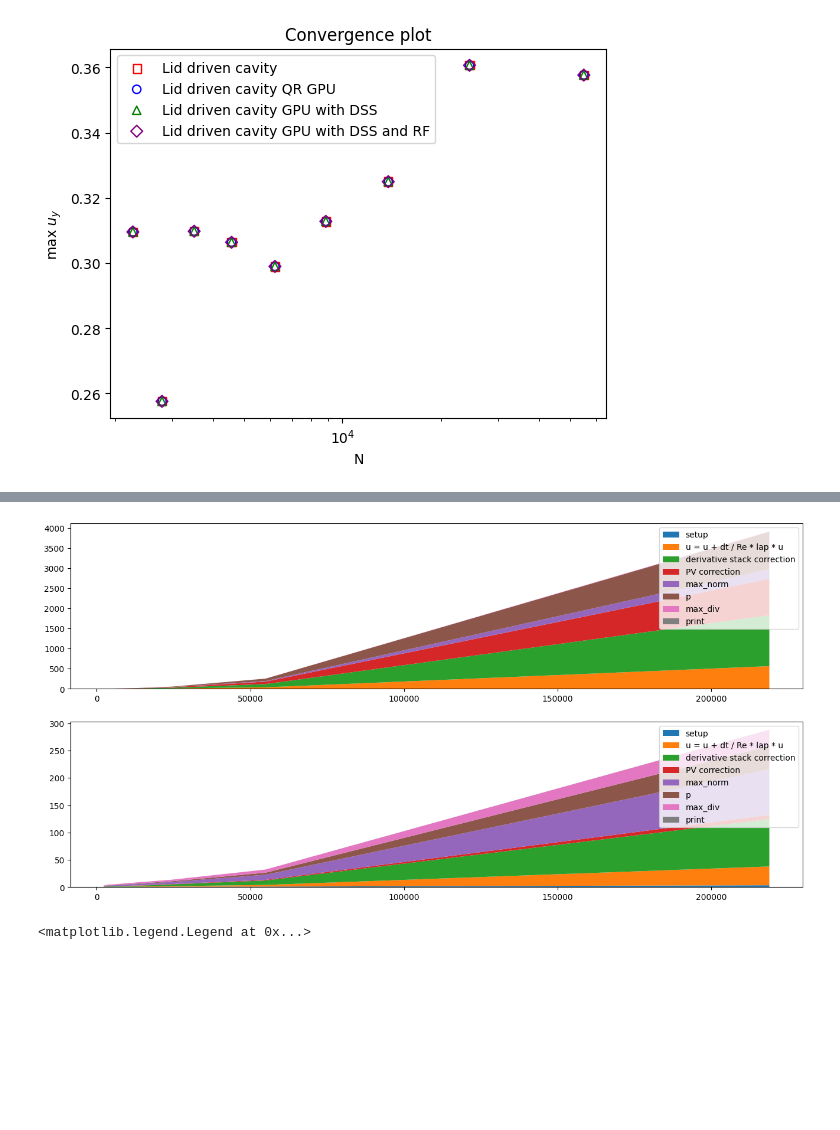
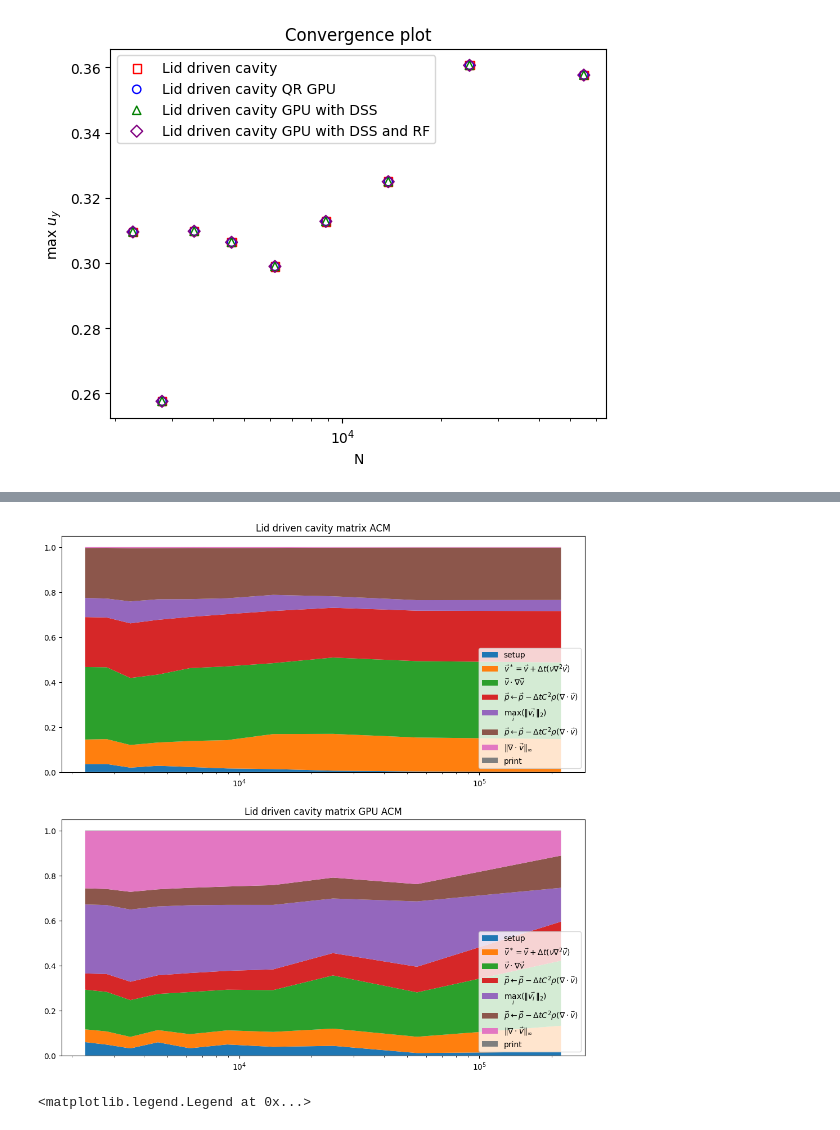
Before and after one commit to ggasper/lid-driven-cavity-gpu, a Jupyter notebook: benchmark/benchmark.ipynb, the cells around one changed output, grey strips where cells are left out. Cells and saved outputs as stored; diff of their text form; code cells hidden in the pictures; blank space fills up the shorter version.

```diff
--- a/benchmark/benchmark.ipynb
+++ b/benchmark/benchmark.ipynb
@@ -338,9 +336,12 @@ for name, program in programs_acm.items():
     Ns = []
     for h in hs_acm:
         result_file = Path("..") / get_output_path(program, h)
-        print(result_file)
         with h5py.File(result_file) as f:
-            time = f.attrs["times/time"] - f.attrs["times/setup"]
+            if program == 'lidDrivenMatrixACM':
+                time = f["times"].attrs["time"] - f["times"].attrs["setup"]
+            else:
+                # print(list(f.attrs))
+                time = f.attrs["time"] - f.attrs["setup"]
             N = len(f["domain/pos"][()][0])
             Ns.append(N)
             ts.append(time)
@@ -350,6 +351,7 @@ for name, program in programs_acm.items():
 ax.set_xlabel('N')
 ax.set_ylabel('time [s]')
 plt.yscale('log')
+plt.xscale('log')
 ax.set_title("Time plot")
 ax.legend()
 # %% [output]
@@ -382,17 +364,21 @@ markers = ['^', 's']
 colors = ['blue', 'orange']
 # for i, h in enumerate(hs_acm):
 j = 0
+h = hs_acm[3]
 for name, program in programs_acm.items():
     result_file = Path('..') / get_output_path(program, h)
     with h5py.File(result_file) as f:
         velocity = np.array(f['max_u_y'], dtype=np.float64)
-        dt = f['dt']
+        dt1 = f.attrs['num.cfl'] * f.attrs['num.h'] / f.attrs['case.dim']
+        dt2 = f.attrs['num.cfl'] / 10 * f.attrs['num.h'] ** 2 * f.attrs['case.Re']
+        dt = min(dt1, dt2)
+        N = len(f['domain/pos'][0])
         xs = [dt * step for step in range(len(velocity[0]))]
         ax.scatter(xs, velocity[0], label=name, color=colors[j], facecolors='none', marker=markers[j])
-        ax.legend()
-        ax.set_xlabel('step')
+        ax.legend(loc='lower right')
+        ax.set_xlabel('time [s]')
         ax.set_ylabel('max $u_y$')
-        ax.set_title(f"h = {h}")
+        ax.set_title(f"N = {N}")
         j += 1
 # [fig.delaxes(ax) for ax in axs.flatten() if not ax.has_data()]
 # %% [output]
@@ -401,46 +386,50 @@ for name, program in programs_acm.items():
 # %%
-fig, ax = plt.subplots(2, figsize=(16, 8))
+fig, ax = plt.subplots(2, figsize=(12, 12))
 times = {"setup": "setup",
-         "u = u + dt / Re * lap * u": """$\vec{v}^* = \vec{v} +
-         \Delta t \left( \nu \nabla^2 \vec{v} \right)$""",
-         "advection": r"\vec{v} \cdot \nabla\vec{v}",
-         "PV correction": """\vec{p} & \leftarrow \vec{p} - \Delta t C^2  \rho  (\nabla \cdot \vec{v}),""",
-         "max_norm": r"\max_i(\lVert\vec{v_i}\rVert_2)",
-         "p": r"\vec{p} & \leftarrow \vec{p} - \Delta t C^2  \rho  (\nabla \cdot \vec{v}),",
-         "max_div": r"\lVert\nabla \cdot \vec{v}\rVert_{\infty}",
+         "u = u + dt / Re * lap * u": r"$\vec{v}^* = \vec{v} + \Delta t \left( \nu \nabla^2 \vec{v} \right)$",
+         "advection": r"$\vec{v} \cdot \nabla\vec{v}$",
+         "PV correction": r"$\vec{p}  \leftarrow \vec{p} - \Delta t C^2  \rho  (\nabla \cdot \vec{v})$",
+         "max_norm": r"$\max_i(\| \vec{v_i}\|_2)$",
+         "p": r"$\vec{p}  \leftarrow \vec{p} - \Delta t C^2  \rho  (\nabla \cdot \vec{v})$",
+         "max_div": r"$\| \nabla \cdot \vec{v}\|_{\infty}$",
          "print": "print"}
 for i, (name, program) in enumerate(programs_acm.items()):
     ts = {}
     for time_name in times.keys():
         ts[time_name] = []
     Ns = []
     for h in hs_acm:
         result_file = Path("..") / get_output_path(program, h)
         with h5py.File(result_file) as f:
             # time = f.attrs["time"] - f.attrs["setup"]
             for time_name, formated_name in times.items():
-                ts[time_name].append(f.attrs[time_name])
-            total = sum(ts)
-            ts = [t/total for t in ts]
+                if program != 'lidDrivenMatrixACM':
+                    ts[time_name].append(f.attrs[time_name])
+                else:
+                    ts[time_name].append(f["times"].attrs[time_name])
             N = len(f["domain/pos"][()][0])
             Ns.append(N)
+
     sorted_names = []
-    col_total = np.array(len(hs_acm))
+    col_total = np.zeros(len(hs_acm))
     values = []
     # total = np.array(len())
-    for time_name, value in ts.values():
-        sorted_names.append(time_name)
+    for time_name, value in ts.items():
+        sorted_names.append(times[time_name])
         col_total += value
         values.append(value)
 
-    for i in range(len(values)):
-        values[i] /= col_total
+    for j in range(len(values)):
+        values[j] /= col_total
     values = np.vstack(values)
+
     ax[i].stackplot(Ns, values, labels=sorted_names)
-    ax[i].legend()
+    ax[i].legend(loc = 'lower right')
+    ax[i].set_title(name)
+    ax[i].set_xscale('log')
     # ax[i].set_yscale("log")
 # %% [output]
-[figure, old version]
+[figure, new version]
 # %%
 fig, ax = plt.subplots()
 for name, program in programs_acm.items():
```
Also changed, not shown: parts of 6 cells of this notebook, 7 other files.
